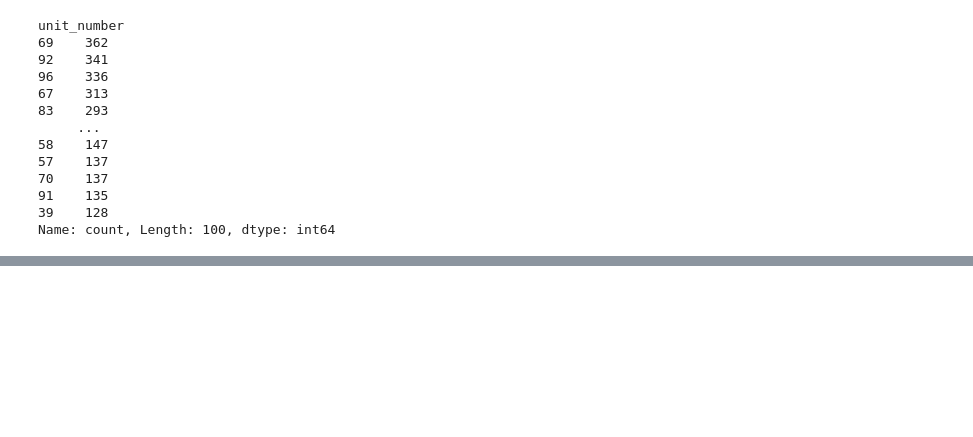
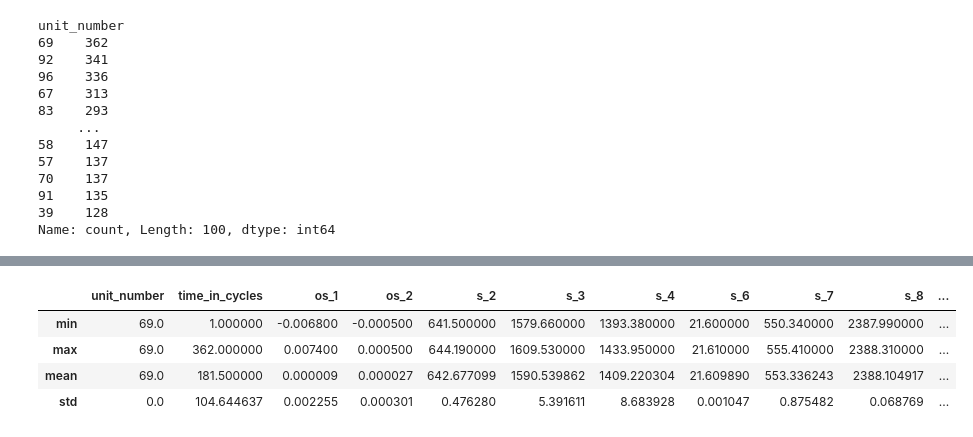
Before and after one commit to berkaylacinkaya/NASA_CMAPSS_TURBOFAN_ENGINE-PdM-, a Jupyter notebook: main.ipynb, the cells around one changed output, grey strips where cells are left out. Drawn from its saved outputs; the diff is of its cells as text; code cells hidden in the pictures; blank space fills up the shorter version.

```diff
--- a/main.ipynb
+++ b/main.ipynb
@@ -129,0 +329,8 @@ machine_3_df = df.loc[df["unit_number"]==failure_cycles.idxmin()]
+# %%
+machine_1_df.describe().loc[["min","max","mean","std"]]
+# %% [output]
+|  | unit_number | time_in_cycles | os_1 | os_2 | s_2 | s_3 | s_4 | s_6 | s_7 | s_8 | ... |
+| min | 69.0 | 1.000000 | -0.006800 | -0.000500 | 641.500000 | 1579.660000 | 1393.380000 | 21.600000 | 550.340000 | 2387.990000 | ... |
+| max | 69.0 | 362.000000 | 0.007400 | 0.000500 | 644.190000 | 1609.530000 | 1433.950000 | 21.610000 | 555.410000 | 2388.310000 | ... |
+| mean | 69.0 | 181.500000 | 0.000009 | 0.000027 | 642.677099 | 1590.539862 | 1409.220304 | 21.609890 | 553.336243 | 2388.104917 | ... |
+| std | 0.0 | 104.644637 | 0.002255 | 0.000301 | 0.476280 | 5.391611 | 8.683928 | 0.001047 | 0.875482 | 0.068769 | ... |
```
Also changed, not shown: parts of 21 cells of this notebook.
